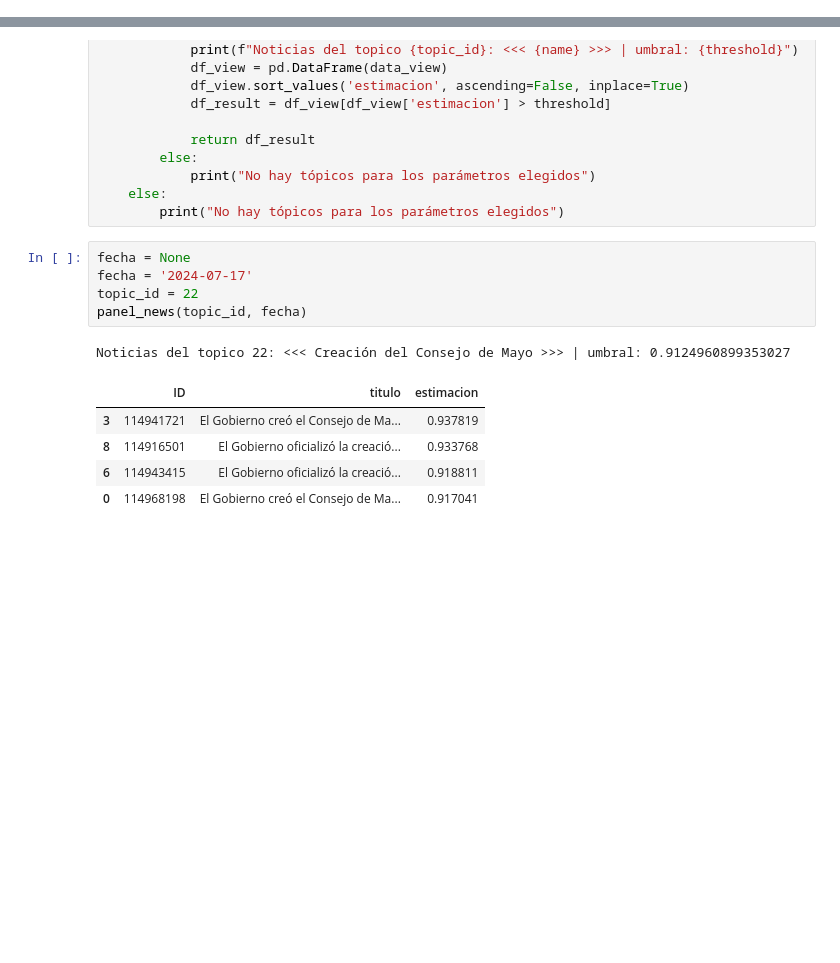
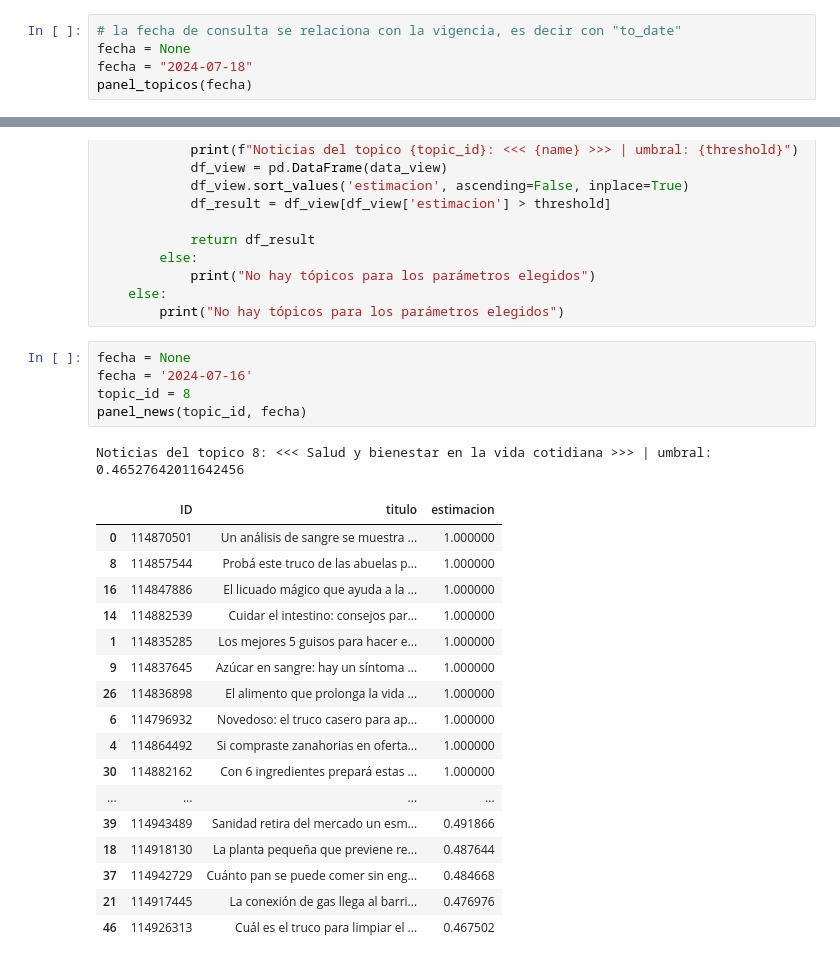
Before and after one commit to gabrielfernandorey/ITBA-NLP, a Jupyter notebook: NLP_03_merged.ipynb, the cells around one changed output, grey strips where cells are left out. Cells and saved outputs as stored; diff of their text form; blank space fills up the shorter version.

```diff
--- a/NLP_03_merged.ipynb
+++ b/NLP_03_merged.ipynb
@@ -482,0 +470,5 @@ panel_topicos(fecha)
+# %%
+# la fecha de consulta se relaciona con la vigencia, es decir con "to_date"
+fecha = None
+fecha = "2024-07-18"
+panel_topicos(fecha)
@@ -533,13 +515,25 @@ def panel_news(topic_id, fecha):
         print("No hay tópicos para los parámetros elegidos")
 # %%
 fecha = None
-fecha = '2024-07-17'
-topic_id = 22
+fecha = '2024-07-16'
+topic_id = 8
 panel_news(topic_id, fecha)
 # %% [output]
-Noticias del topico 22: <<< Creación del Consejo de Mayo >>> | umbral: 0.9124960899353027
+Noticias del topico 8: <<< Salud y bienestar en la vida cotidiana >>> | umbral: 0.46527642011642456
 |  | ID | titulo | estimacion |
-| 3 | 114941721 | El Gobierno creó el Consejo de Ma... | 0.937819 |
-| 8 | 114916501 | El Gobierno oficializó la creació... | 0.933768 |
-| 6 | 114943415 | El Gobierno oficializó la creació... | 0.918811 |
-| 0 | 114968198 | El Gobierno creó el Consejo de Ma... | 0.917041 |
+| 0 | 114870501 | Un análisis de sangre se muestra ... | 1.000000 |
+| 8 | 114857544 | Probá este truco de las abuelas p... | 1.000000 |
+| 16 | 114847886 | El licuado mágico que ayuda a la ... | 1.000000 |
+| 14 | 114882539 | Cuidar el intestino: consejos par... | 1.000000 |
+| 1 | 114835285 | Los mejores 5 guisos para hacer e... | 1.000000 |
+| 9 | 114837645 | Azúcar en sangre: hay un síntoma ... | 1.000000 |
+| 26 | 114836898 | El alimento que prolonga la vida ... | 1.000000 |
+| 6 | 114796932 | Novedoso: el truco casero para ap... | 1.000000 |
+| 4 | 114864492 | Si compraste zanahorias en oferta... | 1.000000 |
+| 30 | 114882162 | Con 6 ingredientes prepará estas ... | 1.000000 |
+| ... | ... | ... | ... |
+| 39 | 114943489 | Sanidad retira del mercado un esm... | 0.491866 |
+| 18 | 114918130 | La planta pequeña que previene re... | 0.487644 |
+| 37 | 114942729 | Cuánto pan se puede comer sin eng... | 0.484668 |
+| 21 | 114917445 | La conexión de gas llega al barri... | 0.476976 |
+| 46 | 114926313 | Cuál es el truco para limpiar el ... | 0.467502 |
```
Also changed, not shown: parts of 18 cells of this notebook, 15 other files.
